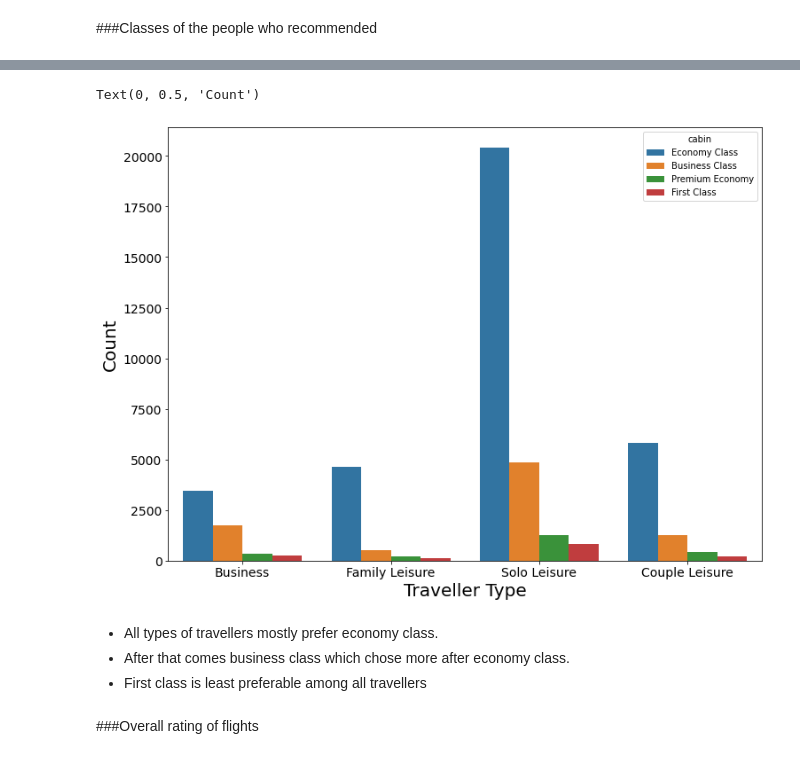
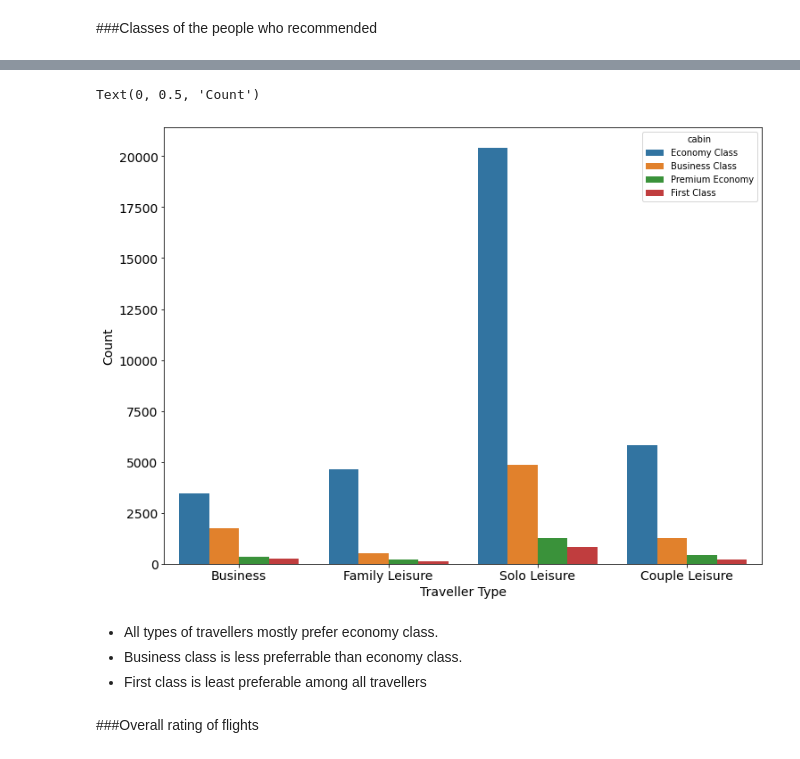
Before and after one commit to Zeeshan00789/Airline-Passenger-Referral-Prediction, a Jupyter notebook: Airline_Passenger_Referral_Prediction.ipynb, the cells around one changed output, grey strips where cells are left out. Saved outputs shown, nothing was run; the diff lists cells and outputs as text; code cells hidden in the pictures.

```diff
--- a/Airline_Passenger_Referral_Prediction.ipynb
+++ b/Airline_Passenger_Referral_Prediction.ipynb
@@ -381,18 +381,18 @@ Text(0, 0.5, 'Count')
 # %%
 #plot of traveller_type and cabin
 sns.countplot(x='traveller_type', hue='cabin', data=df)
 #Fontsize
 plt.xticks(fontsize=14)
 plt.yticks(fontsize=14)
 #Labels
-plt.xlabel('Traveller Type', fontsize= 20)
-plt.ylabel('Count', fontsize= 20)
+plt.xlabel('Traveller Type', fontsize= 14)
+plt.ylabel('Count', fontsize= 14)
 # %% [output]
 Text(0, 0.5, 'Count')
-[figure, old version]
+[figure, new version]
 # %% [markdown]
 * All types of travellers mostly prefer economy class.
-* After that comes business class which chose more after economy class.
+* Business class is less preferrable than economy class.
 * First class is least preferable among all travellers
 # %% [markdown]
 ###Overall rating of flights
```
Also changed, not shown: parts of 4 cells of this notebook.
